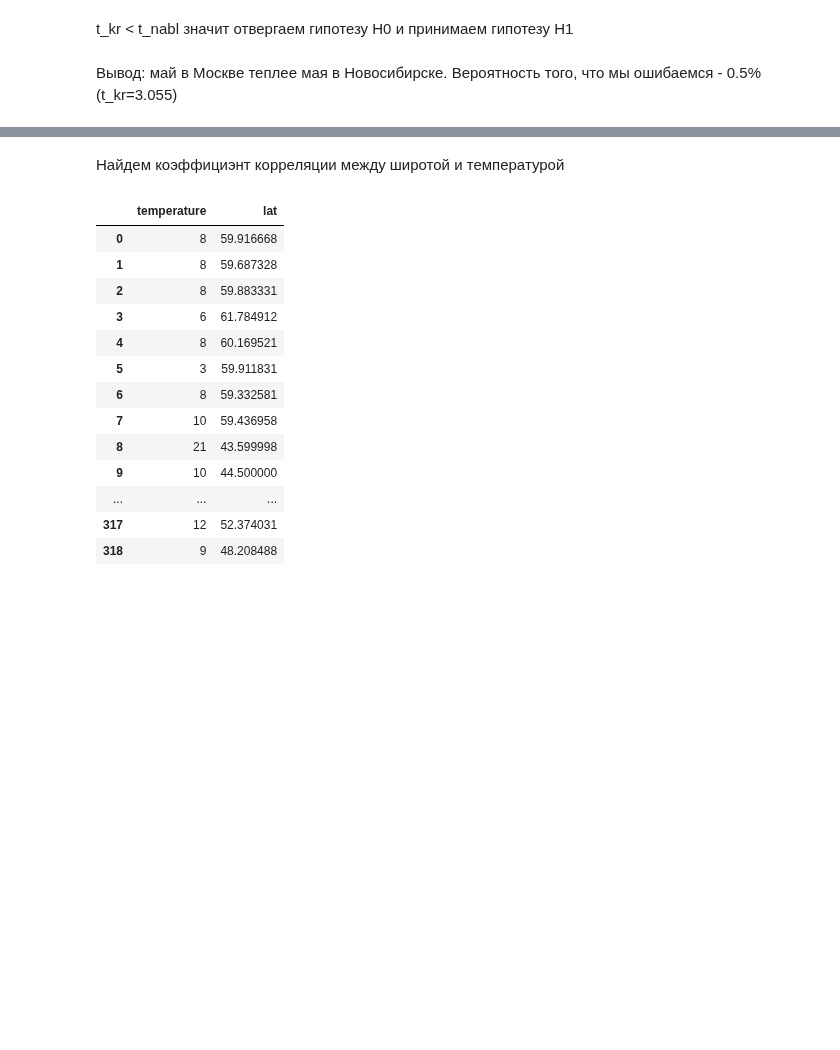
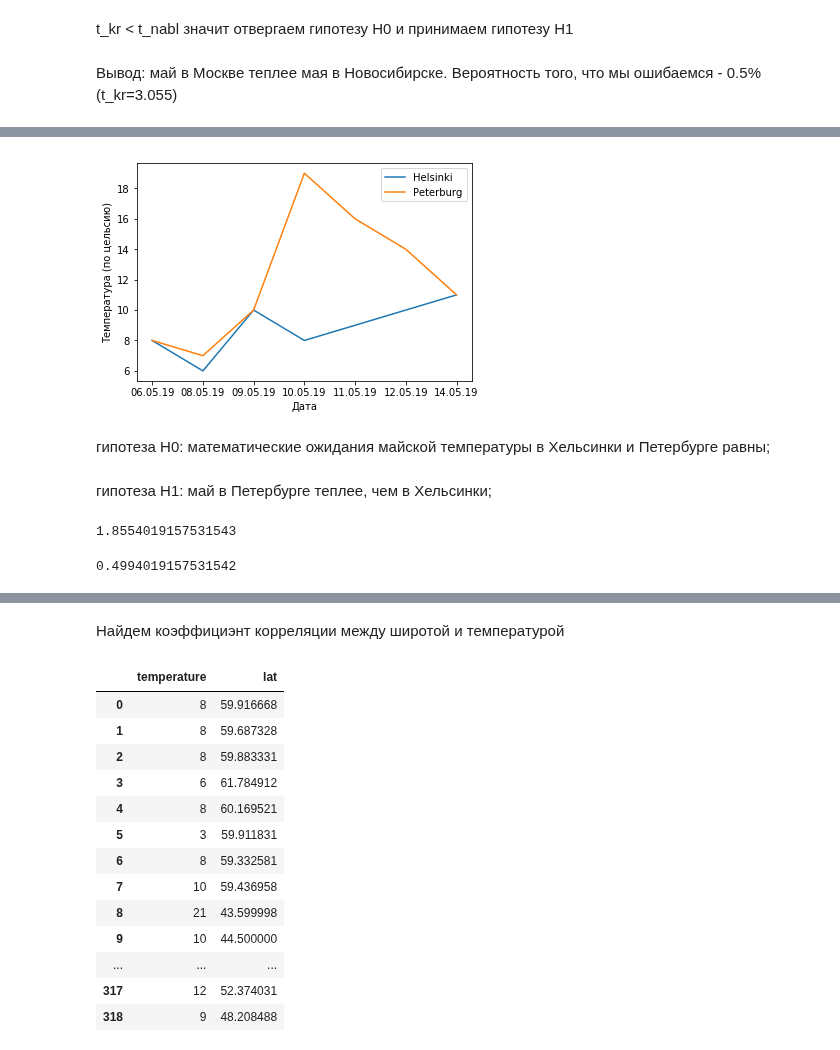
Before and after one commit to ZinchenkoVasil/python, a Jupyter notebook: Weather.ipynb, the cells around one changed output, grey strips where cells are left out. Drawn from its saved outputs; the diff is of its cells as text; code cells hidden in the pictures; blank space fills up the shorter version.

```diff
--- a/Weather.ipynb
+++ b/Weather.ipynb
@@ -332,0 +357,17 @@ t_kr < t_nabl значит отвергаем гипотезу H0 и прини
+# %%
+date = np.array(['06.05.19','08.05.19','09.05.19','10.05.19','11.05.19','12.05.19','14.05.19'])
+helsinki = np.array([8,6,10,8,9,10,11])
+piter = np.array([8,7,10,19,16,14,11])
+# %%
+plt.plot(date, helsinki, label='Helsinki')
+plt.plot(date,piter, label='Peterburg')
+plt.legend()
+plt.xlabel('Дата')
+plt.ylabel('Температура (по цельсию)')
+plt.show()
+# %% [output]
+[figure, added]
+# %% [markdown]
+гипотеза Н0: математические ожидания майской температуры в Хельсинки и Петербурге равны;
+# %% [markdown]
+гипотеза Н1: май в Петербурге теплее, чем в Хельсинки;
@@ -332,0 +381,9 @@ t_kr < t_nabl значит отвергаем гипотезу H0 и прини
+# %%
+t_nabl = (M1 - M2)/((sigma1/N1 + sigma2/N2)**0.5)
+t_nabl
+# %% [output]
+1.8554019157531543
+# %%
+t_nabl - t_kr
+# %% [output]
+0.4994019157531542
```
Also changed, not shown: parts of 33 cells of this notebook.
